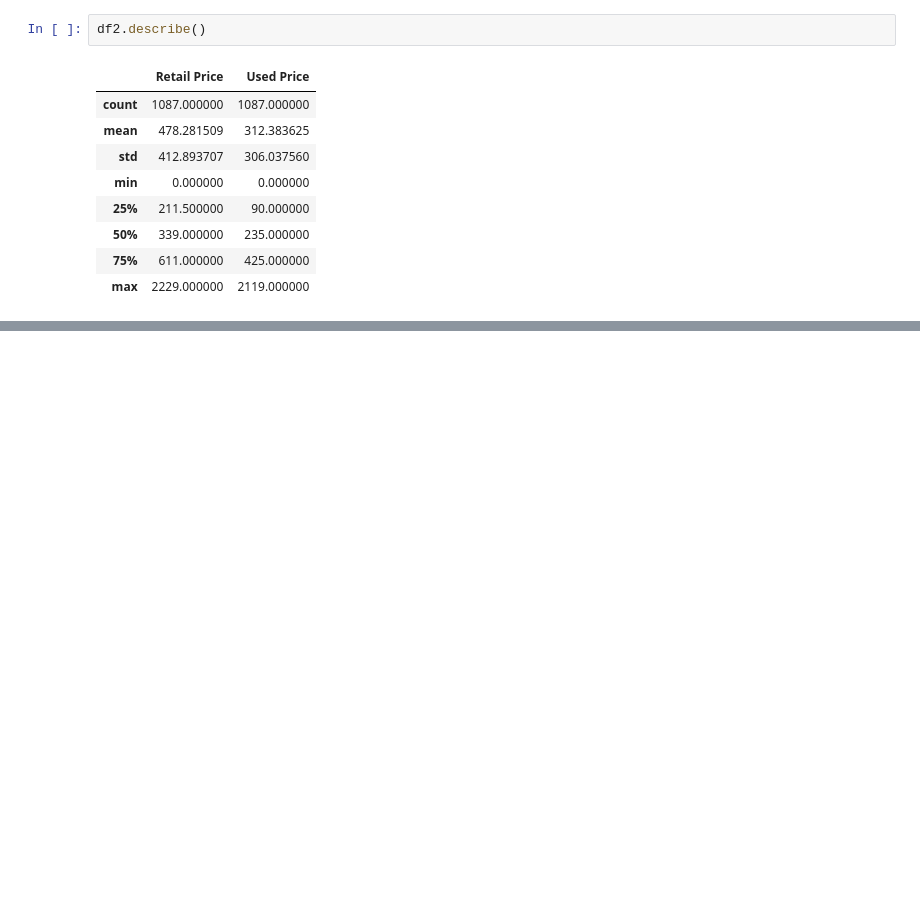
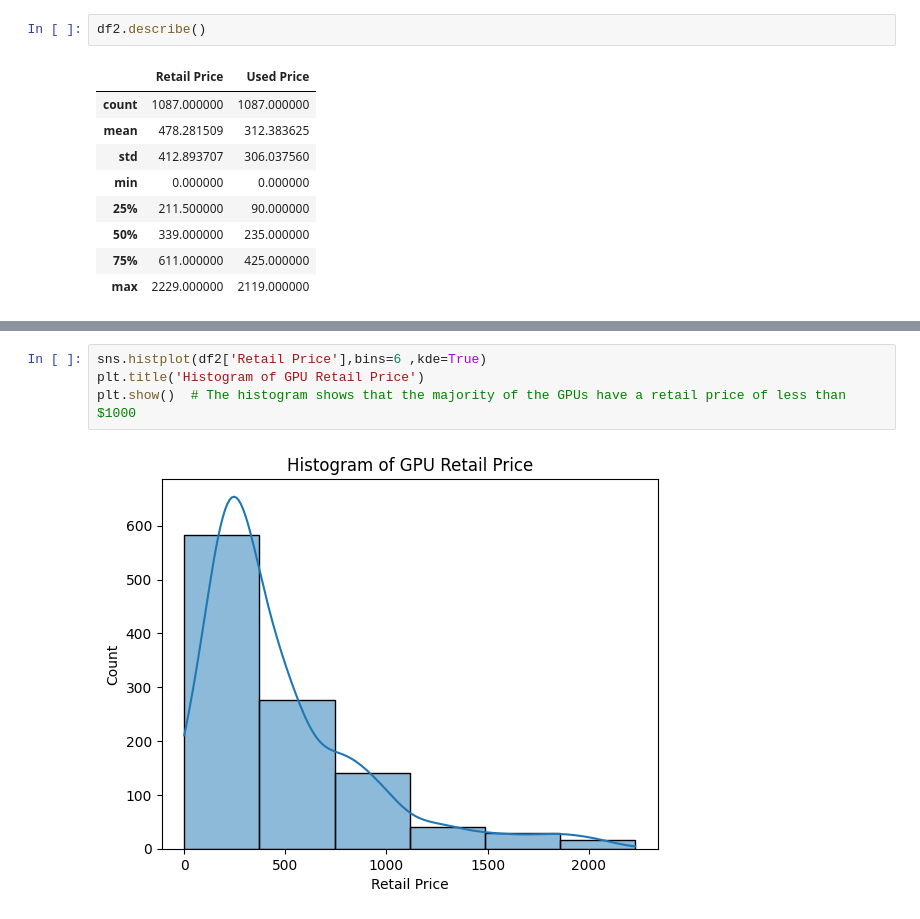
Before and after one commit to Jesus1Salas/EDA-AMDvsNVD, a Jupyter notebook: EDA.ipynb, the cells around one changed output, grey strips where cells are left out. Cells and saved outputs as stored; diff of their text form; blank space fills up the shorter version.

```diff
--- a/EDA.ipynb
+++ b/EDA.ipynb
@@ -96,0 +108,6 @@ df2.sample(5)
+# %%
+sns.histplot(df2['Retail Price'],bins=6 ,kde=True)
+plt.title('Histogram of GPU Retail Price')
+plt.show()  # The histogram shows that the majority of the GPUs have a retail price of less than $1000
+# %% [output]
+[figure, added]
```
Also changed, not shown: parts of 18 cells of this notebook.
